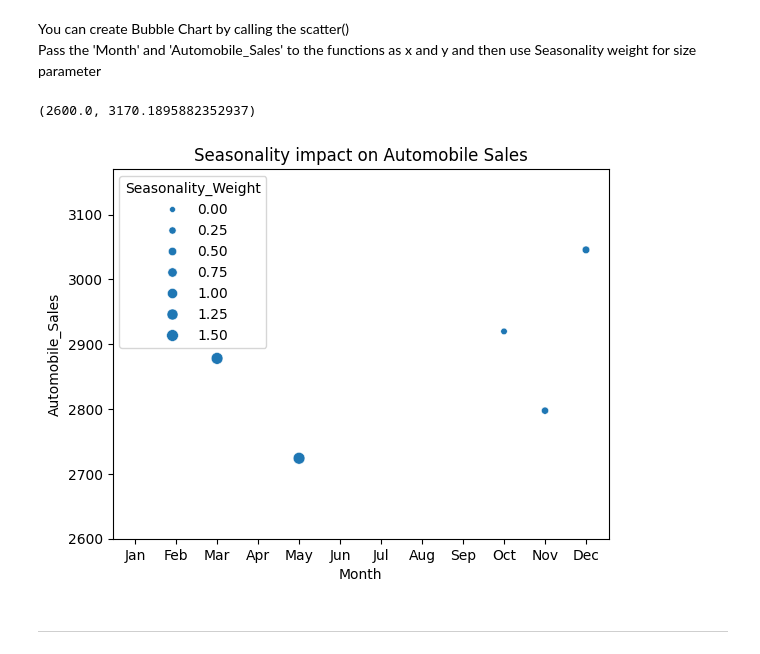
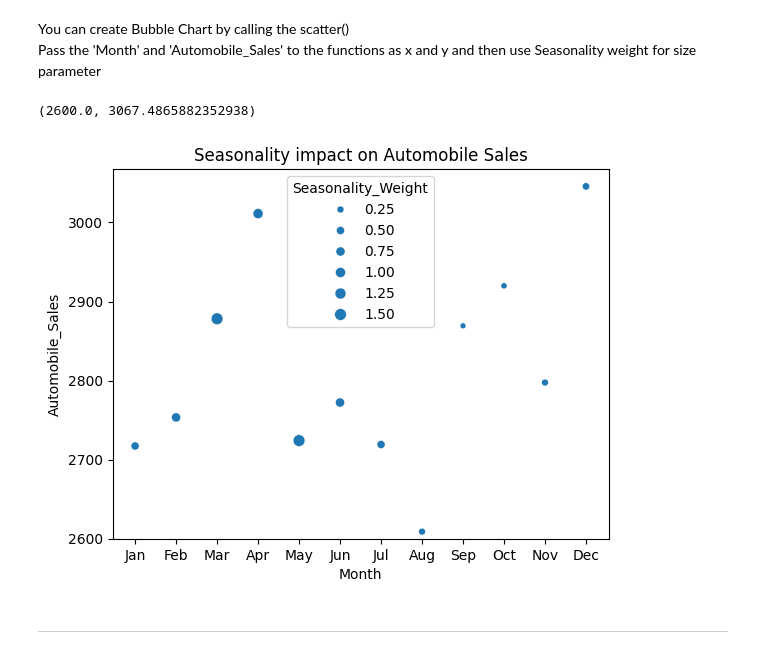
Before and after one commit to Ayukevin/Introduction-to-data-science, a Jupyter notebook: HW2/hw2_automobile/hw2_automobile.ipynb, the cells around one changed output. Saved outputs shown, nothing was run; the diff lists cells and outputs as text; code cells hidden in the pictures.

```diff
--- a/HW2/hw2_automobile/hw2_automobile.ipynb
+++ b/HW2/hw2_automobile/hw2_automobile.ipynb
@@ -325,22 +329,21 @@ Title this plot as 'Seasonality impact on Automobile Sales'
         <br>Pass the 'Month' and 'Automobile_Sales' to the functions as x and y and then use Seasonality weight for size parameter</p>
 # %%
 # your code here
-
-grouped = df.groupby(['Month','Seasonality_Weight'])['Automobile_Sales'].mean().reset_index()
+nonrecession_data = df[df['Recession'] == 0]
+grouped = nonrecession_data.groupby(['Month','Seasonality_Weight'])['Automobile_Sales'].mean().reset_index()
 
 
 #讓文字月份依順序排序
 month_order = ["Jan", "Feb", "Mar", "Apr", "May", "Jun",
                "Jul", "Aug", "Sep", "Oct", "Nov", "Dec"]
 grouped['Month'] = pd.Categorical(grouped['Month'], categories=month_order, ordered=True)
 grouped.sort_values(by='Month',inplace=True)
 
 sns.scatterplot(data=grouped,x='Month',y='Automobile_Sales',size='Seasonality_Weight').set_title('Seasonality impact on Automobile Sales')
 plt.ylim(2600)
-#不知道為什麼y值看起來很奇怪但找不到原因
 # %% [output]
-(2600.0, 3170.1895882352937)
+(2600.0, 3067.4865882352938)
-[figure, old version]
+[figure, new version]
 # %% [markdown]
 ---
 # %% [markdown]
```
Also changed, not shown: parts of 3 cells of this notebook, 2 other files.
